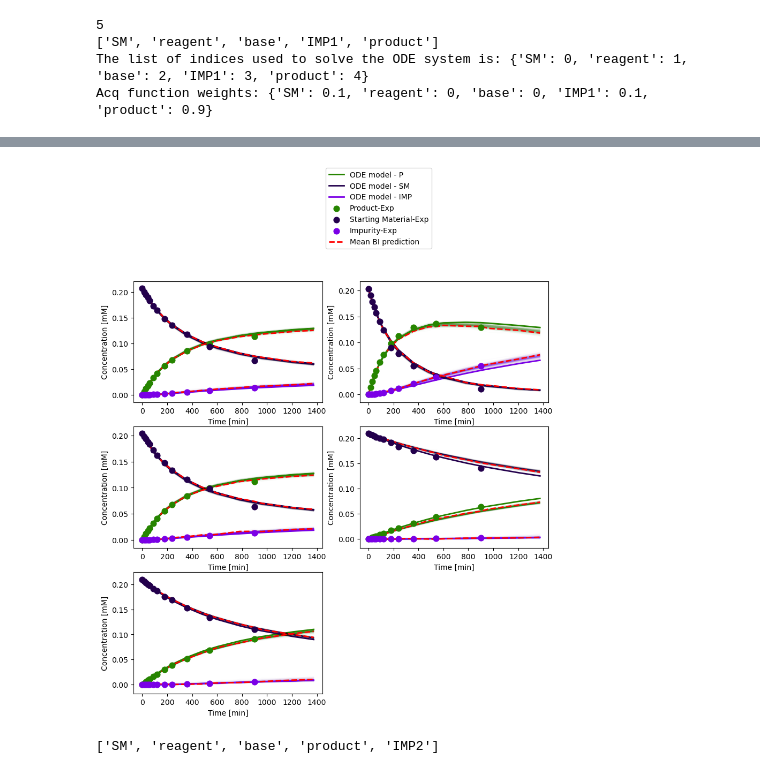
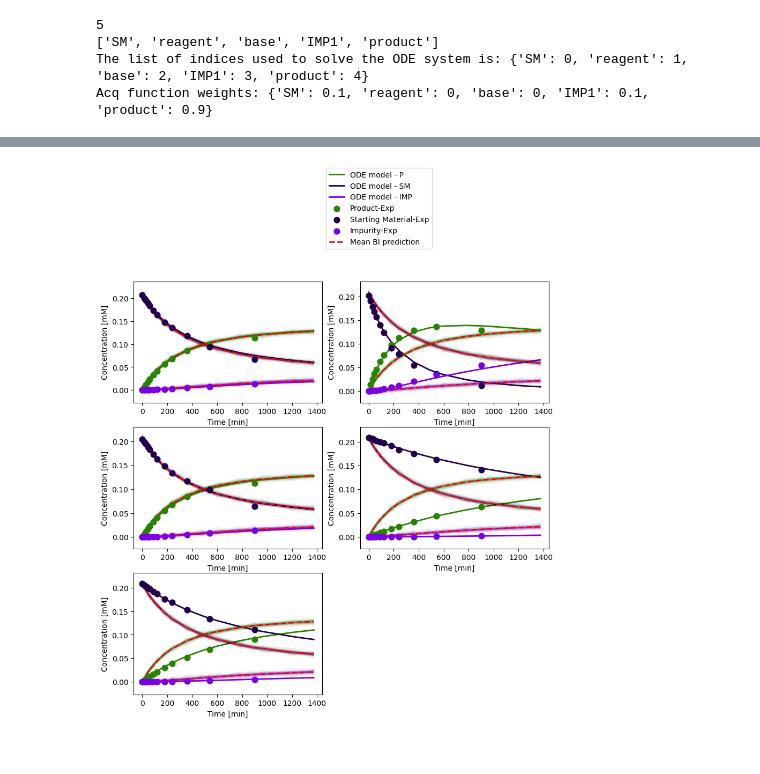
Before and after one commit to merwanmalakapalli/Automated-Reaction-Model, a Jupyter notebook: Bayesian Inference/Manuscript_case_study_#1_2024_v0.ipynb, the cells around one changed output, grey strips where cells are left out. Saved outputs shown, nothing was run; the diff lists cells and outputs as text; code cells hidden in the pictures.

```diff
--- a/Bayesian Inference/Manuscript_case_study_#1_2024_v0.ipynb
+++ b/Bayesian Inference/Manuscript_case_study_#1_2024_v0.ipynb
@@ -1368,12 +1097,10 @@ out_new = reaction1.initilize_ODE_solver_for_numpyro_input(X_dummy, t, initial_s
 The list of indices used to solve the ODE system is: {'SM': 0, 'reagent': 1, 'base': 2, 'IMP1': 3, 'product': 4}
 Acq function weights: {'SM': 0.1, 'reagent': 0, 'base': 0, 'IMP1': 0.1, 'product': 0.9}
 # %%
-
 BI_reaction1_new = BayesianKineticAI()
-BI_model = BI_reaction1_new.run_bayesian_inference(function = reaction1.simulate_symbolic_ode_for_numpyro,
+BI_model = BI_reaction1_new.run_bayesian_inference(function = reaction1_1.simulate_symbolic_ode_for_numpyro,
     priors = _new_priors3,
-    X= X_dummy[48:],
-    Y= Y_dummy[48:],
+    X= X_dummy[12:24],
+    Y= Y_dummy[12:24],
     num_samples=2000,
-
     num_warmup=1000)
@@ -1389,9 +1107,12 @@ Number of divergences: 1522
 # %%
 # run plots again
 
-y_predicted_all = BI_reaction1_new.bayesian_inference_predict(BI_model,
-                                        function = reaction1.simulate_symbolic_ode_for_numpyro_C_out,
+y_predicted_all2 = BI_reaction1_new.bayesian_inference_predict(BI_model,
+                                        function = reaction1_1.simulate_symbolic_ode_for_numpyro_C_out,
                                         priors = _new_priors3,
                                         X= input_new,
                                         num_samples=2000,
                                         num_warmup=1000)
+# %%
+y_predicted_all_test2 = y_predicted_all2
+%store y_predicted_all_test2
@@ -1397,0 +1123,3 @@ y_predicted_all = BI_reaction1_new.bayesian_inference_predict(BI_model,
+# %%
+%store -r y_predicted_all_test2
+y_predicted_all2 = y_predicted_all_test2
@@ -1398,6 +1129,5 @@ y_predicted_all = BI_reaction1_new.bayesian_inference_predict(BI_model,
 # %%
 plt.figure(figsize=(10, 10))
-
 subplot_index = 1
 Sanofi_color = ['#23004C', '#268500', '#7A00E6']
 # for i in range(0, 5):
@@ -1415,40 +1145,43 @@ Sanofi_color = ['#23004C', '#268500', '#7A00E6']
 
 subplot_index_2 = 1
 for i in range(0, 5):
-    plt.subplot(3, 2, subplot_index_2)
+    ax = plt.subplot(3, 2, subplot_index_2)
     subplot_index_2 += 1
     plt.plot(time, C_out[:, i, -1], color=Sanofi_color[1], linewidth=2, label='ODE model - P')
     plt.plot(time, C_out[:, i, 0], color=Sanofi_color[0], linewidth=2, label='ODE model - SM')
     plt.plot(time, C_out[:, i, -2], color=Sanofi_color[2], linewidth=2, label='ODE model - IMP')
     plt.scatter(df_raw.iloc[:, i * 4], df_raw.iloc[:, i * 4 + 2], label='Product-Exp', s=60, color=Sanofi_color[1],  zorder=10)
     plt.scatter(df_raw.iloc[:, i * 4], df_raw.iloc[:, i * 4 + 1], label='Starting Material-Exp', s=60, color=Sanofi_color[0], zorder=10)
     plt.scatter(df_raw.iloc[:, i * 4], df_raw.iloc[:, i * 4 + 3], label='Impurity-Exp', s=60, color=Sanofi_color[2],  zorder=10)
     plt.xlabel('Time [min]')
     plt.ylabel('Concentration [mM]')
+    #ax.set_ylim(0,0.2)
 
 subplot_index = 1
 Sanofi_color = ['#23004C', '#268500', '#7A00E6']
 for i in range(0, 5):
-    plt.subplot(3, 2, subplot_index)
+    ax = plt.subplot(3, 2, subplot_index)
     subplot_index += 1
     for j in range(300):
-        plt.plot(time, y_predicted_all[j][:, i, 0], color=Sanofi_color[0], linewidth=1, alpha=0.01)
-        plt.plot(time, y_predicted_all[j][:, i, -2], color=Sanofi_color[2], linewidth=1, alpha=0.01)
-        plt.plot(time, y_predicted_all[j][:, i, -1], color=Sanofi_color[1], linewidth=1, alpha=0.01)
-    mean_predicted = np.mean([y_predicted_all[j][:, i] for j in range(10000)], axis=0)
+        plt.plot(time, y_predicted_all2[j][:, i, 0], color=Sanofi_color[0], linewidth=1, alpha=0.01)
+        plt.plot(time, y_predicted_all2[j][:, i, -2], color=Sanofi_color[2], linewidth=1, alpha=0.01)
+        plt.plot(time, y_predicted_all2[j][:, i, -1], color=Sanofi_color[1], linewidth=1, alpha=0.01)
+    # mean_predicted = np.mean([y_predicted_all2[j][:, i] for j in range(10000)], axis=0)
+    mean_predicted = np.mean([y_predicted_all2[j][:, i] for j in range(len(y_predicted_all2))], axis=0)
 
     plt.plot(time, mean_predicted[:, 0], color='red', linewidth=2, linestyle='--', label='Mean BI prediction')
     plt.plot(time, mean_predicted[:, -1], color='red', linewidth=2, linestyle='--')
     plt.plot(time, mean_predicted[:, -2], color='red', linewidth=2, linestyle='--')
+    #ax.set_ylim(0,0.2)
 
 
 
     if i==4:
         plt.legend(loc='center left', bbox_to_anchor=(1,4))
 plt.tight_layout()
 plt.show()
 # %% [output]
-[figure, old version]
+[figure, new version]
 # %%
 #plot ODE solver
 
@@ -1492,9 +1225,7 @@ mean_params = {
 
 
 df_raw = pd.read_csv("example_2_experimental_data2.csv", engine='python')
-C_out, names = reaction2.simulate_symbolic_ode_(input_matrix.T, ground_truth_params, time, initial_species=['SM','reagent','base'])
+C_out, names = reaction1.simulate_symbolic_ode_(input_matrix.T, ground_truth_params, time, initial_species=['SM','reagent','base'])
-# %% [output]
-['SM', 'reagent', 'base', 'product', 'IMP2']
 # %%
 # get samples and plot the Posterior Distributions
 
```
Also changed, not shown: parts of 63 cells of this notebook, 14 other files.
